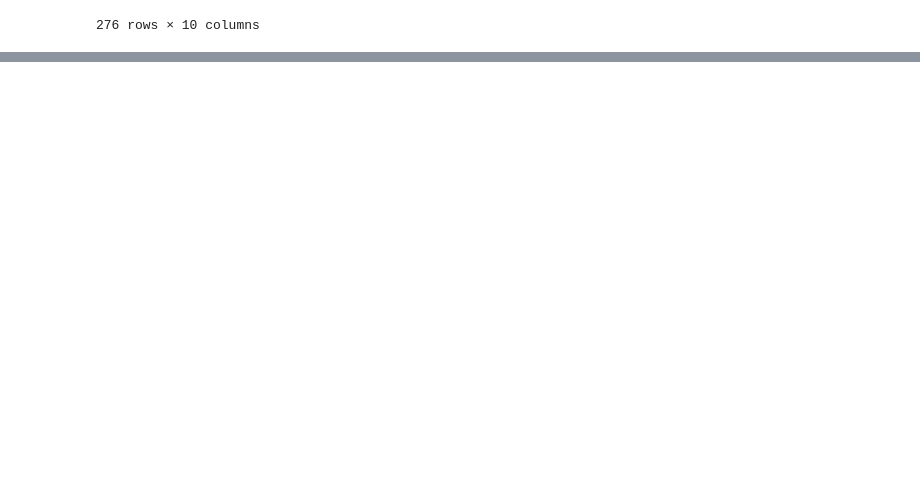
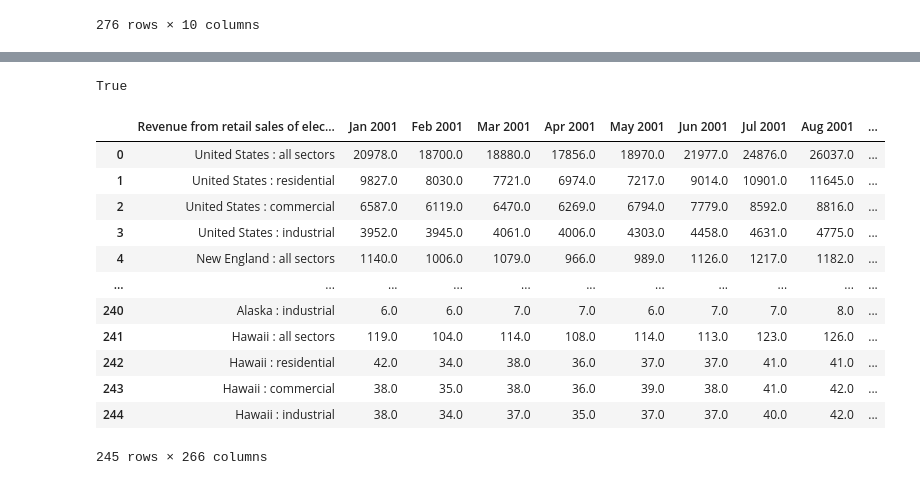
Before and after one commit to rohan-r-kulkarni/energy_analytics, a Jupyter notebook: env_health_index/cleaning_environment.ipynb, the cells around one changed output, grey strips where cells are left out. Drawn from its saved outputs; the diff is of its cells as text; code cells hidden in the pictures; blank space fills up the shorter version.

Commit message:
cleaned revenue data

```diff
--- a/env_health_index/cleaning_environment.ipynb
+++ b/env_health_index/cleaning_environment.ipynb
@@ -8,3 +4,12 @@ turbnonna = turb.fillna(method="bfill").fillna(method="ffill") #interpolate
+# %%
+turb = pd.read_csv("Water/turbidity_monthly.csv").set_index("datetimeUTC")
+turb.index = pd.to_datetime(turb.index)
+turbnonna = turb.fillna(method="bfill").fillna(method="ffill") #interpolate
+# turbnonna.to_csv("Water/turbidity_monthly_nonna.csv")
+producers = {"Texas", "North Dakota", "Wyoming", "Pennsylvania", "Oklahoma", "West Virginia"}
+consumers = {"Texas", "California", "New York", "Florida", "Ohio", "Pennsylvania"}
+relevstates = list(producers.union(consumers))
+usstates = ["Alabama", "Alaska", "Arizona", "Arkansas", "California", "Colorado", "Connecticut", "Delaware", "Florida", "Georgia", "Hawaii", "Idaho", "Illinois", "Indiana", "Iowa", "Kansas", "Kentucky", "Louisiana", "Maine", "Maryland", "Massachusetts", "Michigan", "Minnesota", "Mississippi", "Missouri", "Montana", "Nebraska", "Nevada", "New Hampshire", "New Jersey", "New Mexico", "New York", "North Carolina", "North Dakota", "Ohio", "Oklahoma", "Oregon", "Pennsylvania", "Rhode Island", "South Carolina", "South Dakota", "Tennessee", "Texas", "Utah", "Vermont", "Virginia", "Washington", "West Virginia", "Wisconsin", "Wyoming"]
 # %%
 ph = pd.read_csv("Water/pH_monthly.csv").set_index("datetimeUTC")
 ph.index = pd.to_datetime(ph.index)
@@ -45,3 +50,20 @@ temp.resample("MS").mean()
 | 2022-11-01 00:00:00+00:00 | 9.512101 | 17.693974 | 1.902397 | 5.557778 | 8.596683 | 8.784340 | 12.625269 | 22.843775 | ... |
 | 2022-12-01 00:00:00+00:00 | 8.116427 | 15.133223 | 0.200498 | 4.982788 | 3.628426 | 4.149342 | 8.460218 | 20.078833 | ... |
 276 rows × 10 columns
+# %%
+net_rev = pd.read_csv("../raw_data/revenue.csv")
+rev_df = net_rev.iloc[3:, :].set_index("Revenue from retail sales of electricity")
+rev_df.columns = rev_df.iloc[0, :].values
+rev_df = rev_df.iloc[:, 2:]
+rev_df[rev_df=="--"] = np.nan
+rev_df[rev_df=="NM"] = np.nan
+rev_df = rev_df.dropna().iloc[1:,:].astype(float)
+stateindall = pd.Series(rev_df.index).str.extract("(.*) : .*").rename(columns={0:"State"})
+matching = np.where(pd.Series(rev_df.index).str.match(".* : all sectors"))[0]
+rev_df = pd.concat([rev_df.reset_index().iloc[matching, :], stateindall.loc[matching]], axis=1).iloc[:,1:]
+rev_df = rev_df.set_index("State").T.loc[:, relevstates]
+start_date = pd.to_datetime('2001-01-01')
+end_date = pd.to_datetime('2022-12-31')
+mos = pd.date_range(start=start_date, end=end_date, freq='MS')
+rev_df.index = mos
+rev_df
@@ -47,0 +84,20 @@ temp.resample("MS").mean()
+# %%
+sum(np.ravel(~rev_df.isna().values)) == rev_df.shape[0]*rev_df.shape[1]
+# %% [output]
+True
+# %%
+pd.concat([rev_df, stateindall], axis=1)
+# %% [output]
+|  | Revenue from retail sales of elec... | Jan 2001 | Feb 2001 | Mar 2001 | Apr 2001 | May 2001 | Jun 2001 | Jul 2001 | Aug 2001 | ... |
+| 0 | United States : all sectors | 20978.0 | 18700.0 | 18880.0 | 17856.0 | 18970.0 | 21977.0 | 24876.0 | 26037.0 | ... |
+| 1 | United States : residential | 9827.0 | 8030.0 | 7721.0 | 6974.0 | 7217.0 | 9014.0 | 10901.0 | 11645.0 | ... |
+| 2 | United States : commercial | 6587.0 | 6119.0 | 6470.0 | 6269.0 | 6794.0 | 7779.0 | 8592.0 | 8816.0 | ... |
+| 3 | United States : industrial | 3952.0 | 3945.0 | 4061.0 | 4006.0 | 4303.0 | 4458.0 | 4631.0 | 4775.0 | ... |
+| 4 | New England : all sectors | 1140.0 | 1006.0 | 1079.0 | 966.0 | 989.0 | 1126.0 | 1217.0 | 1182.0 | ... |
+| ... | ... | ... | ... | ... | ... | ... | ... | ... | ... | ... |
+| 240 | Alaska : industrial | 6.0 | 6.0 | 7.0 | 7.0 | 6.0 | 7.0 | 7.0 | 8.0 | ... |
+| 241 | Hawaii : all sectors | 119.0 | 104.0 | 114.0 | 108.0 | 114.0 | 113.0 | 123.0 | 126.0 | ... |
+| 242 | Hawaii : residential | 42.0 | 34.0 | 38.0 | 36.0 | 37.0 | 37.0 | 41.0 | 41.0 | ... |
+| 243 | Hawaii : commercial | 38.0 | 35.0 | 38.0 | 36.0 | 39.0 | 38.0 | 41.0 | 42.0 | ... |
+| 244 | Hawaii : industrial | 38.0 | 34.0 | 37.0 | 35.0 | 37.0 | 37.0 | 40.0 | 42.0 | ... |
+245 rows × 266 columns
```
Also changed, not shown: parts of 4 cells of this notebook, 8 other files.
